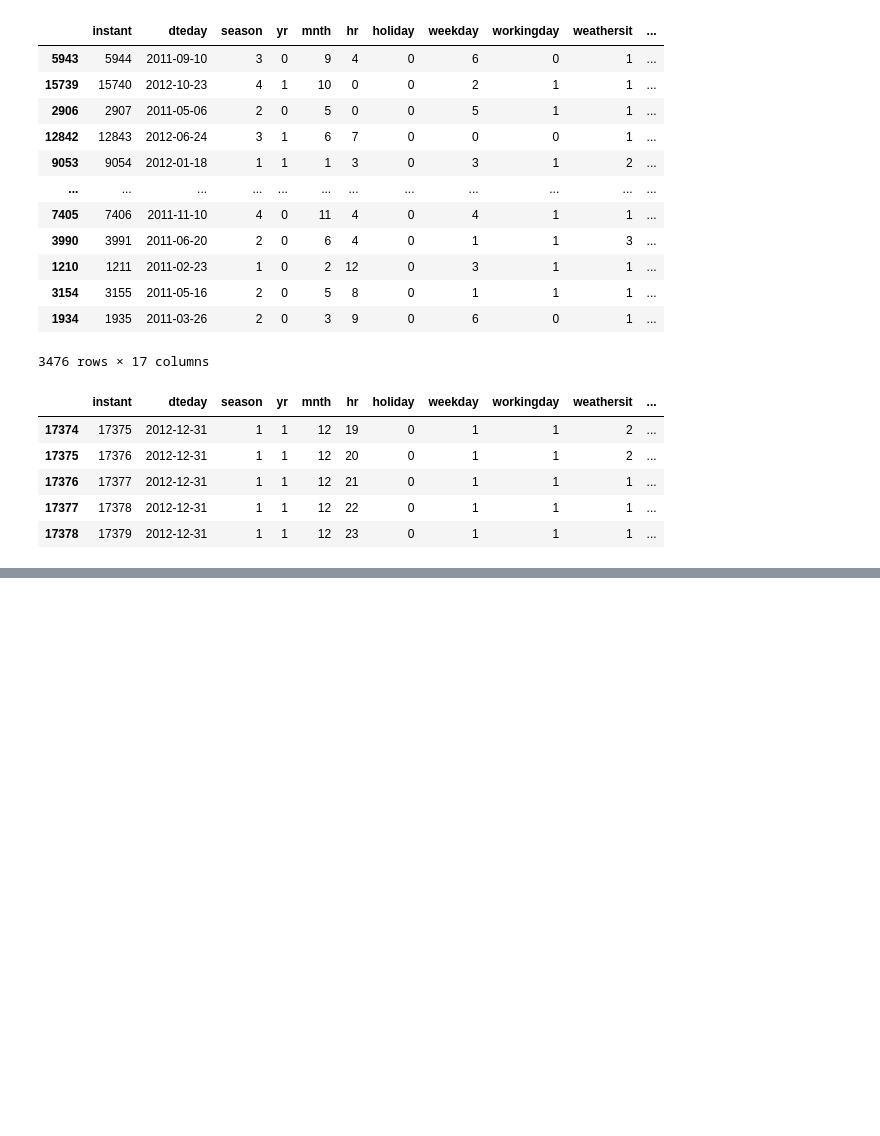
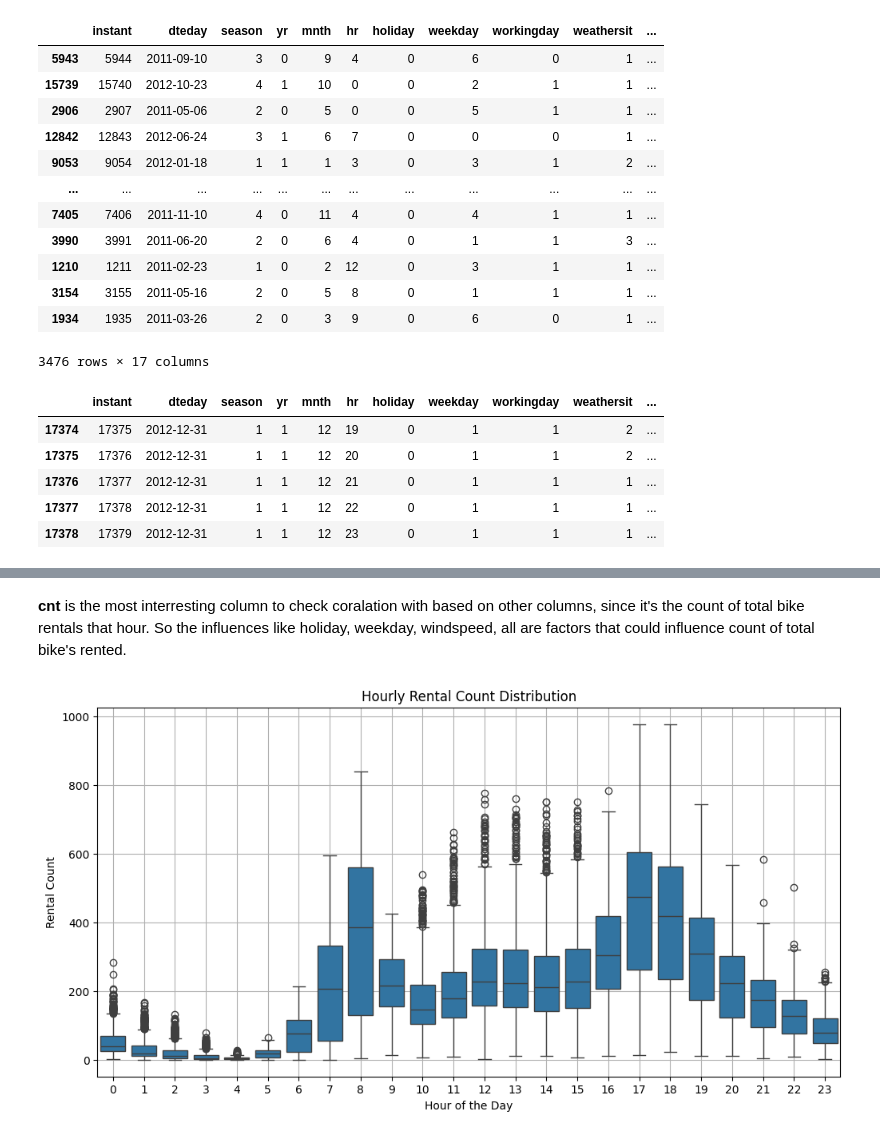
Before and after one commit to Sebastianrix/Data-Things, a Jupyter notebook: 5) Time series/TSA_Task.ipynb, the cells around one changed output, grey strips where cells are left out. Cells and saved outputs as stored; diff of their text form; code cells hidden in the pictures; blank space fills up the shorter version.

```diff
--- a/5) Time series/TSA_Task.ipynb
+++ b/5) Time series/TSA_Task.ipynb
@@ -102,0 +118,3 @@ Name of all columns : Index(['instant', 'dteday', 'season', 'yr', 'mnth', 'hr',
+# %%
+df['dteday'] = pd.to_datetime(df['dteday'], format='%Y-%m-%d')
+print(f"Data types of all columns after date fix:",df.dtypes)
@@ -158 +206,13 @@ print(f"Any dublicates? :",df.duplicated().sum())
 Any dublicates? : 0
+# %% [markdown]
+<strong>cnt</strong> is the most interresting column to check coralation with based on other columns, since it's the count of total bike rentals that hour. So the influences like holiday, weekday, windspeed, all are factors that could influence count of total bike's rented.
+# %%
+plt.figure(figsize=(12, 6))
+sns.boxplot(x='hr', y='cnt', data=df)
+plt.title("Hourly Rental Count Distribution")
+plt.xlabel("Hour of the Day")
+plt.ylabel("Rental Count")
+plt.grid(True)
+plt.show()
+# %% [output]
+[figure, added]
```
Also changed, not shown: parts of 16 cells of this notebook.
